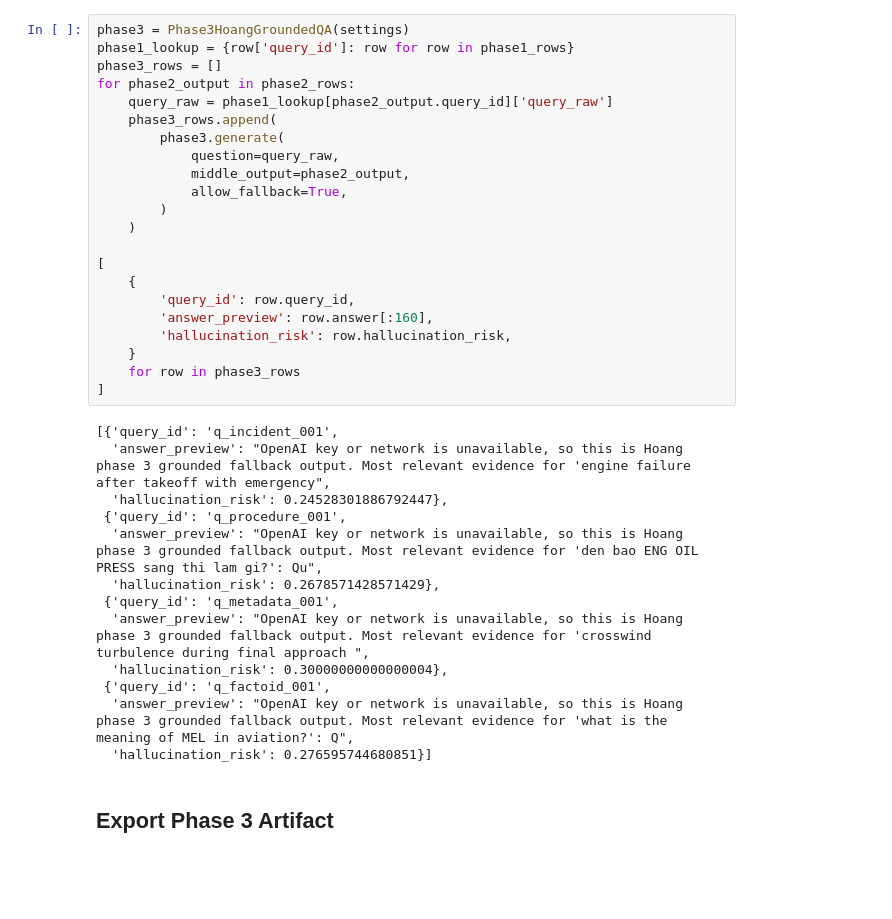
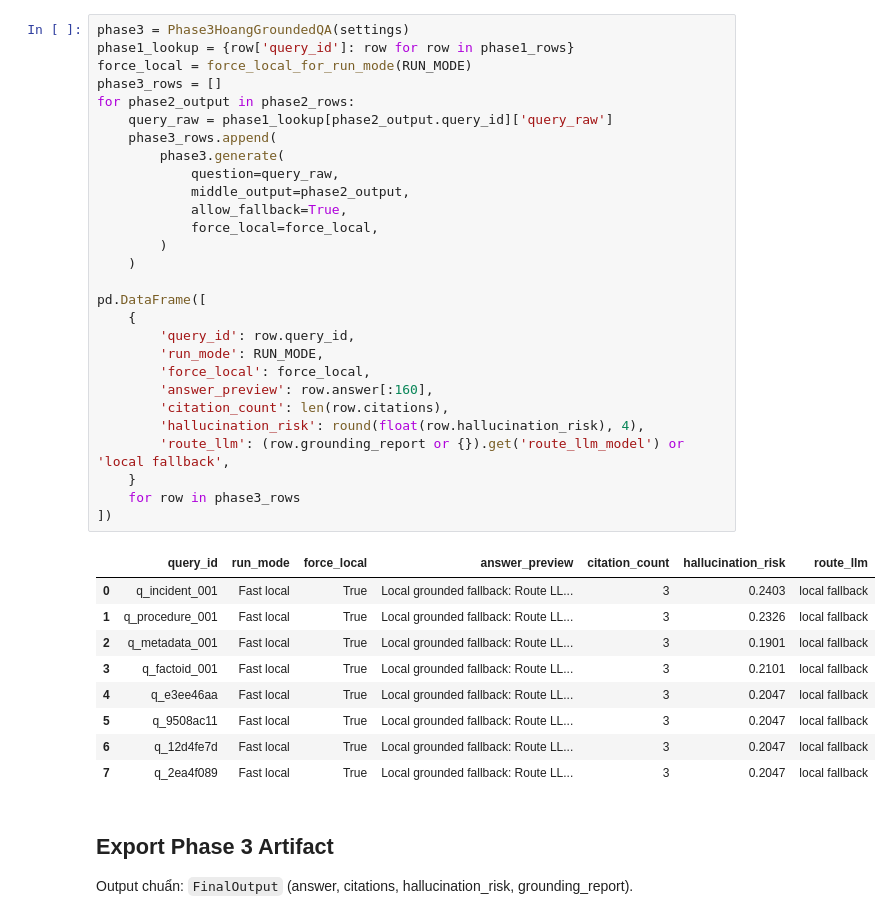
Before and after one commit to Vinhhoang-1312/Agentic-RAG-for-Aviation-Document-Assistant, a Jupyter notebook: notebooks/phase3_hoang_grounded_output_research.ipynb, the cells around one changed output. Saved outputs shown, nothing was run; the diff lists cells and outputs as text; blank space fills up the shorter version.

```diff
--- a/notebooks/phase3_hoang_grounded_output_research.ipynb
+++ b/notebooks/phase3_hoang_grounded_output_research.ipynb
@@ -98,40 +195,45 @@ write_jsonl(settings.phase2_output_path, phase2_rows)
 # %%
 phase3 = Phase3HoangGroundedQA(settings)
 phase1_lookup = {row['query_id']: row for row in phase1_rows}
+force_local = force_local_for_run_mode(RUN_MODE)
 phase3_rows = []
 for phase2_output in phase2_rows:
     query_raw = phase1_lookup[phase2_output.query_id]['query_raw']
     phase3_rows.append(
         phase3.generate(
             question=query_raw,
             middle_output=phase2_output,
             allow_fallback=True,
+            force_local=force_local,
         )
     )
 
-[
+pd.DataFrame([
     {
         'query_id': row.query_id,
+        'run_mode': RUN_MODE,
+        'force_local': force_local,
         'answer_preview': row.answer[:160],
-        'hallucination_risk': row.hallucination_risk,
+        'citation_count': len(row.citations),
+        'hallucination_risk': round(float(row.hallucination_risk), 4),
+        'route_llm': (row.grounding_report or {}).get('route_llm_model') or 'local fallback',
     }
     for row in phase3_rows
-]
+])
 # %% [output]
-[{'query_id': 'q_incident_001',
-  'answer_preview': "OpenAI key or network is unavailable, so this is Hoang phase 3 grounded fallback output. Most relevant evidence for 'engine failure after takeoff with emergency",
-  'hallucination_risk': 0.24528301886792447},
- {'query_id': 'q_procedure_001',
-  'answer_preview': "OpenAI key or network is unavailable, so this is Hoang phase 3 grounded fallback output. Most relevant evidence for 'den bao ENG OIL PRESS sang thi lam gi?': Qu",
-  'hallucination_risk': 0.2678571428571429},
- {'query_id': 'q_metadata_001',
-  'answer_preview': "OpenAI key or network is unavailable, so this is Hoang phase 3 grounded fallback output. Most relevant evidence for 'crosswind turbulence during final approach ",
-  'hallucination_risk': 0.30000000000000004},
- {'query_id': 'q_factoid_001',
-  'answer_preview': "OpenAI key or network is unavailable, so this is Hoang phase 3 grounded fallback output. Most relevant evidence for 'what is the meaning of MEL in aviation?': Q",
-  'hallucination_risk': 0.276595744680851}]
+|  | query_id | run_mode | force_local | answer_preview | citation_count | hallucination_risk | route_llm |
+| 0 | q_incident_001 | Fast local | True | Local grounded fallback: Route LL... | 3 | 0.2403 | local fallback |
+| 1 | q_procedure_001 | Fast local | True | Local grounded fallback: Route LL... | 3 | 0.2326 | local fallback |
+| 2 | q_metadata_001 | Fast local | True | Local grounded fallback: Route LL... | 3 | 0.1901 | local fallback |
+| 3 | q_factoid_001 | Fast local | True | Local grounded fallback: Route LL... | 3 | 0.2101 | local fallback |
+| 4 | q_e3ee46aa | Fast local | True | Local grounded fallback: Route LL... | 3 | 0.2047 | local fallback |
+| 5 | q_9508ac11 | Fast local | True | Local grounded fallback: Route LL... | 3 | 0.2047 | local fallback |
+| 6 | q_12d4fe7d | Fast local | True | Local grounded fallback: Route LL... | 3 | 0.2047 | local fallback |
+| 7 | q_2ea4f089 | Fast local | True | Local grounded fallback: Route LL... | 3 | 0.2047 | local fallback |
 # %% [markdown]
 ## Export Phase 3 Artifact
+
+Output chuẩn: `FinalOutput` (answer, citations, hallucination_risk, grounding_report).
 # %%
 write_jsonl(settings.phase3_output_path, phase3_rows)
 required = ['query_id', 'answer', 'citations', 'hallucination_risk', 'grounding_report', 'created_at']
```
Also changed, not shown: parts of 21 cells of this notebook, 40 other files.
